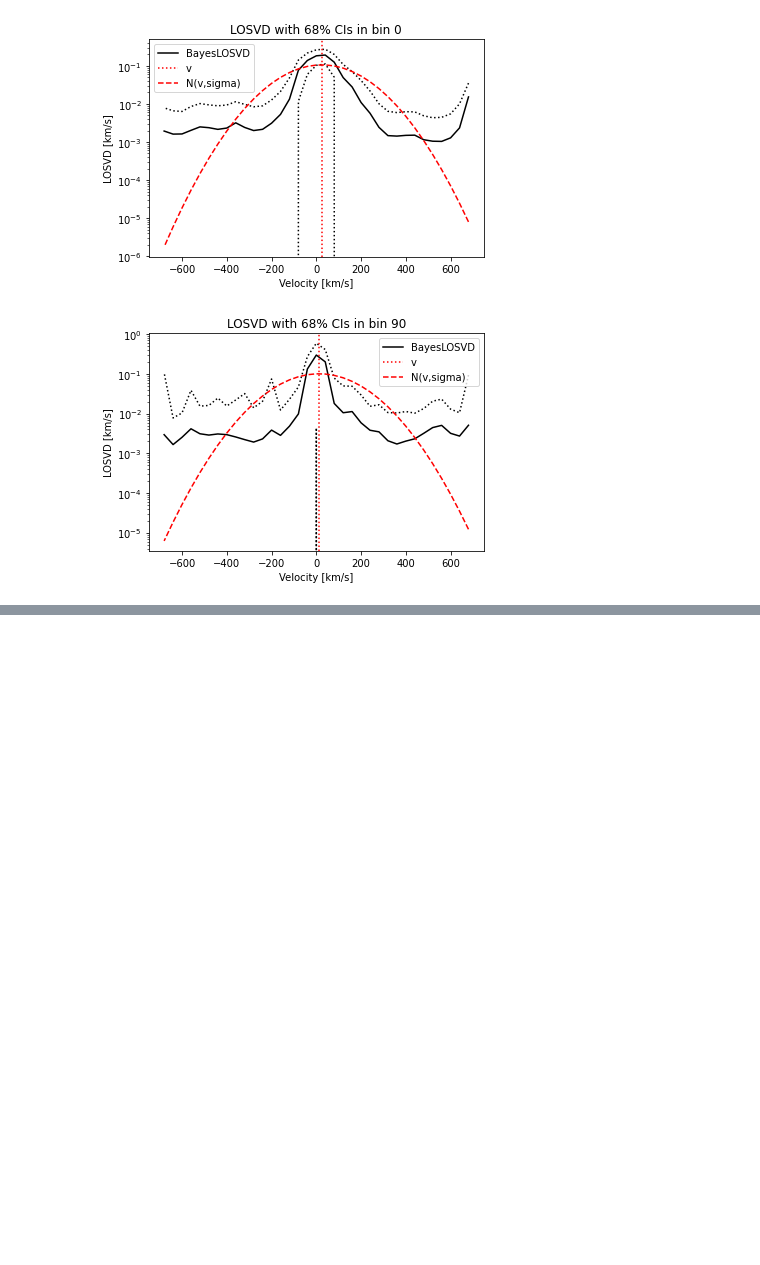
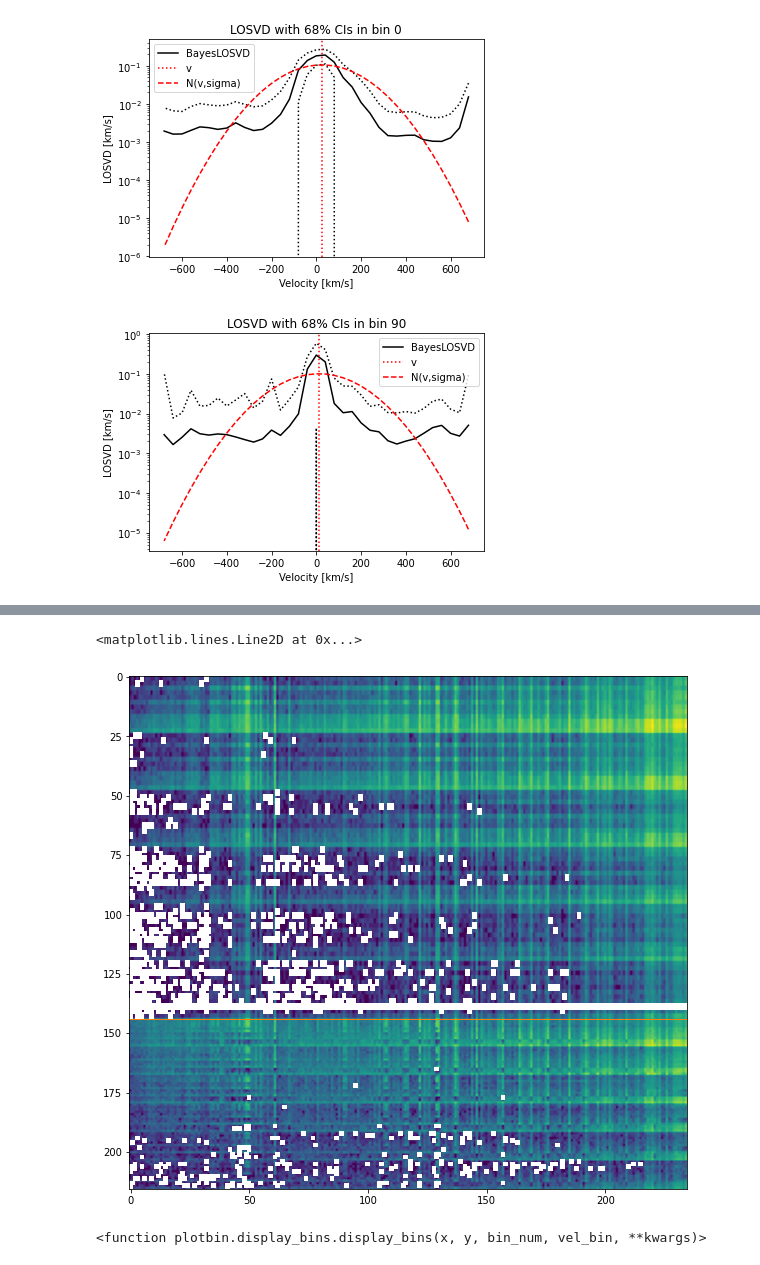
Before and after one commit to dynamics-of-stellar-systems/dynamite, a Jupyter notebook: dev_tests/bayes_losvd/DYNMAITE_and_BAYES_LOSVD.ipynb, the cells around one changed output, grey strips where cells are left out. Drawn from its saved outputs; the diff is of its cells as text; code cells hidden in the pictures; blank space fills up the shorter version.

```diff
--- a/dev_tests/bayes_losvd/DYNMAITE_and_BAYES_LOSVD.ipynb
+++ b/dev_tests/bayes_losvd/DYNMAITE_and_BAYES_LOSVD.ipynb
@@ -319,0 +288,7 @@ AttributeError: 'NoneType' object has no attribute 'legacy_settings'
+# %%
+parset0 = c.all_models.parspace.get_parset()
+
+mod0 = dyn.model.Model(system=c.system, settings=c.settings, parspace=c.parspace, parset=parset0)
+mod0.setup_directories()
+# %%
+orblib0 = mod0.get_orblib()
@@ -319,0 +302,13 @@ AttributeError: 'NoneType' object has no attribute 'legacy_settings'
+# %%
+fig, ax = plt.subplots(1, 1, figsize=(10,10))
+ax.imshow(np.log10(np.sum(orblib0.losvd_histograms[0].y, (1))))
+ax.axhline(6*4*3*2, ls='-', color='C1', lw=1)
+# %% [output]
+<matplotlib.lines.Line2D at 0x...>
+[figure, added]
+# %%
+from plotbin import display_bins
+
+display_bins.display_bins
+# %% [output]
+<function plotbin.display_bins.display_bins(x, y, bin_num, vel_bin, **kwargs)>
```
Also changed, not shown: parts of 53 cells of this notebook, 3 other files.
